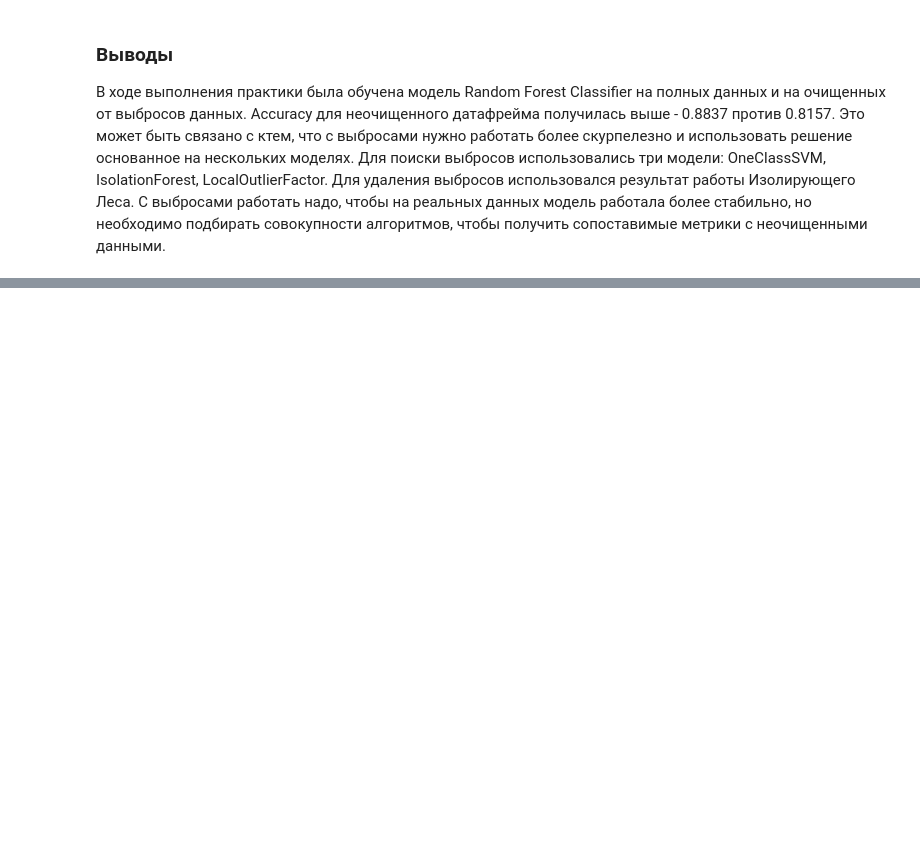
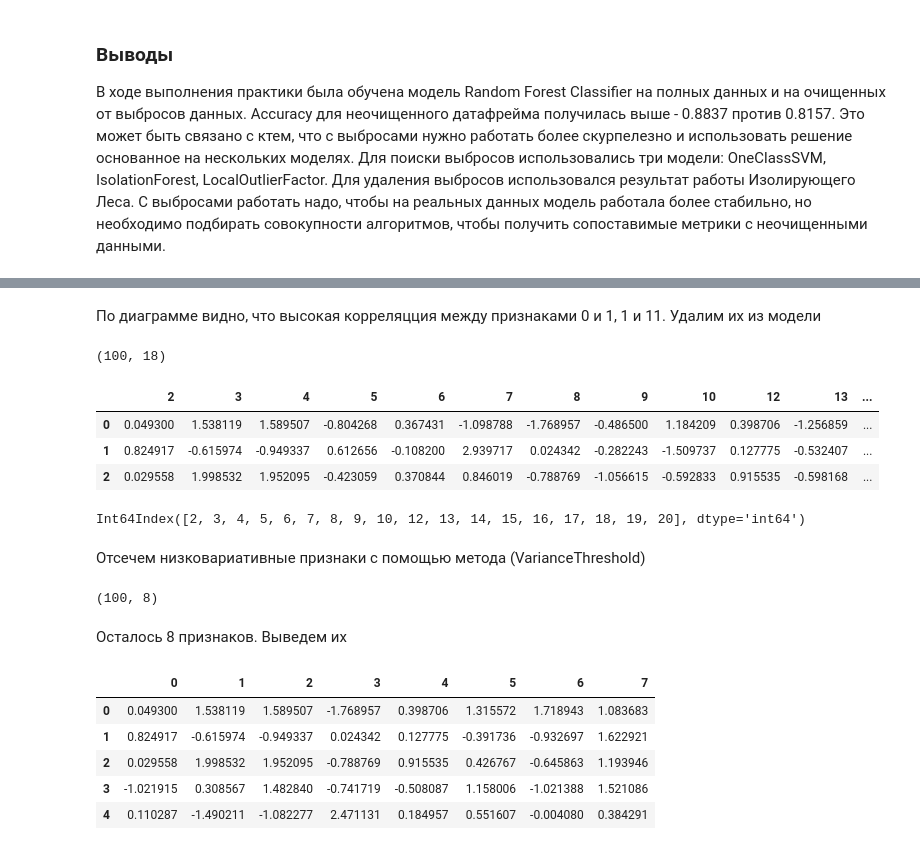
Before and after one commit to VyacheslavGusev/Machine_Lerning, a Jupyter notebook: ML_practice_vol_2.ipynb, the cells around one changed output, grey strips where cells are left out. Saved outputs shown, nothing was run; the diff lists cells and outputs as text; code cells hidden in the pictures; blank space fills up the shorter version.

```diff
--- a/ML_practice_vol_2.ipynb
+++ b/ML_practice_vol_2.ipynb
@@ -321,0 +381,39 @@ Accuracy для неочищенного датафрейма получилас
+# %% [markdown]
+По диаграмме видно, что высокая корреляцция между признаками 0 и 1, 1 и 11. Удалим их из модели
+# %%
+df = df.loc[:, (df.columns != 0) & (df.columns != 1) & (df.columns != 11)]
+df.shape
+# %% [output]
+(100, 18)
+# %%
+df.head(3)
+# %% [output]
+|  | 2 | 3 | 4 | 5 | 6 | 7 | 8 | 9 | 10 | 12 | 13 | ... |
+| 0 | 0.049300 | 1.538119 | 1.589507 | -0.804268 | 0.367431 | -1.098788 | -1.768957 | -0.486500 | 1.184209 | 0.398706 | -1.256859 | ... |
+| 1 | 0.824917 | -0.615974 | -0.949337 | 0.612656 | -0.108200 | 2.939717 | 0.024342 | -0.282243 | -1.509737 | 0.127775 | -0.532407 | ... |
+| 2 | 0.029558 | 1.998532 | 1.952095 | -0.423059 | 0.370844 | 0.846019 | -0.788769 | -1.056615 | -0.592833 | 0.915535 | -0.598168 | ... |
+# %%
+df.columns
+# %% [output]
+Int64Index([2, 3, 4, 5, 6, 7, 8, 9, 10, 12, 13, 14, 15, 16, 17, 18, 19, 20], dtype='int64')
+# %% [markdown]
+Отсечем низковариативные признаки с помощью метода (VarianceThreshold)
+# %%
+from sklearn.feature_selection import VarianceThreshold
+sel = VarianceThreshold(threshold=(1))
+X = sel.fit_transform(df.drop(columns=[20]))
+X.shape
+# %% [output]
+(100, 8)
+# %% [markdown]
+Осталось 8 признаков. Выведем их
+# %%
+X = pd.DataFrame(X)
+X.head()
+# %% [output]
+|  | 0 | 1 | 2 | 3 | 4 | 5 | 6 | 7 |
+| 0 | 0.049300 | 1.538119 | 1.589507 | -1.768957 | 0.398706 | 1.315572 | 1.718943 | 1.083683 |
+| 1 | 0.824917 | -0.615974 | -0.949337 | 0.024342 | 0.127775 | -0.391736 | -0.932697 | 1.622921 |
+| 2 | 0.029558 | 1.998532 | 1.952095 | -0.788769 | 0.915535 | 0.426767 | -0.645863 | 1.193946 |
+| 3 | -1.021915 | 0.308567 | 1.482840 | -0.741719 | -0.508087 | 1.158006 | -1.021388 | 1.521086 |
+| 4 | 0.110287 | -1.490211 | -1.082277 | 2.471131 | 0.184957 | 0.551607 | -0.004080 | 0.384291 |
```
Also changed, not shown: parts of 30 cells of this notebook.
